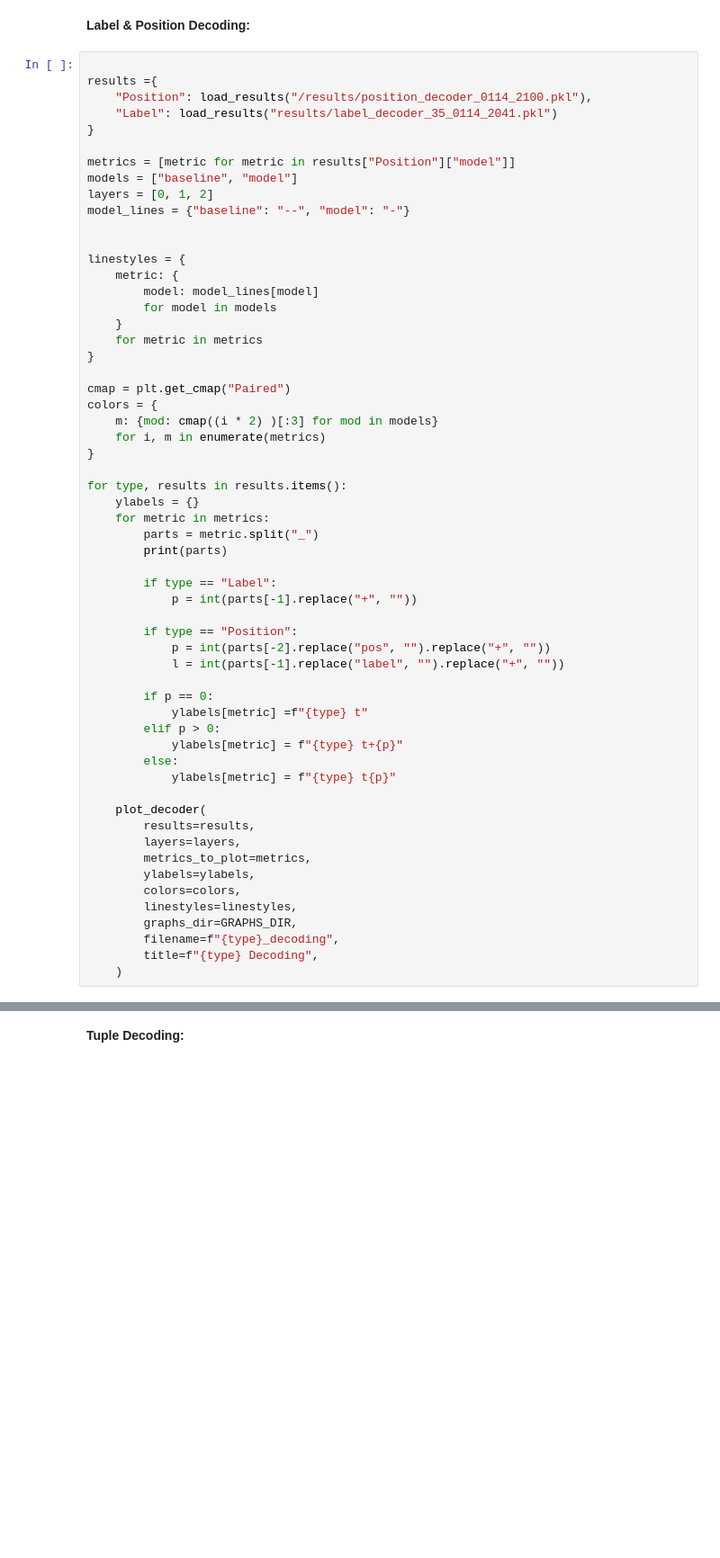
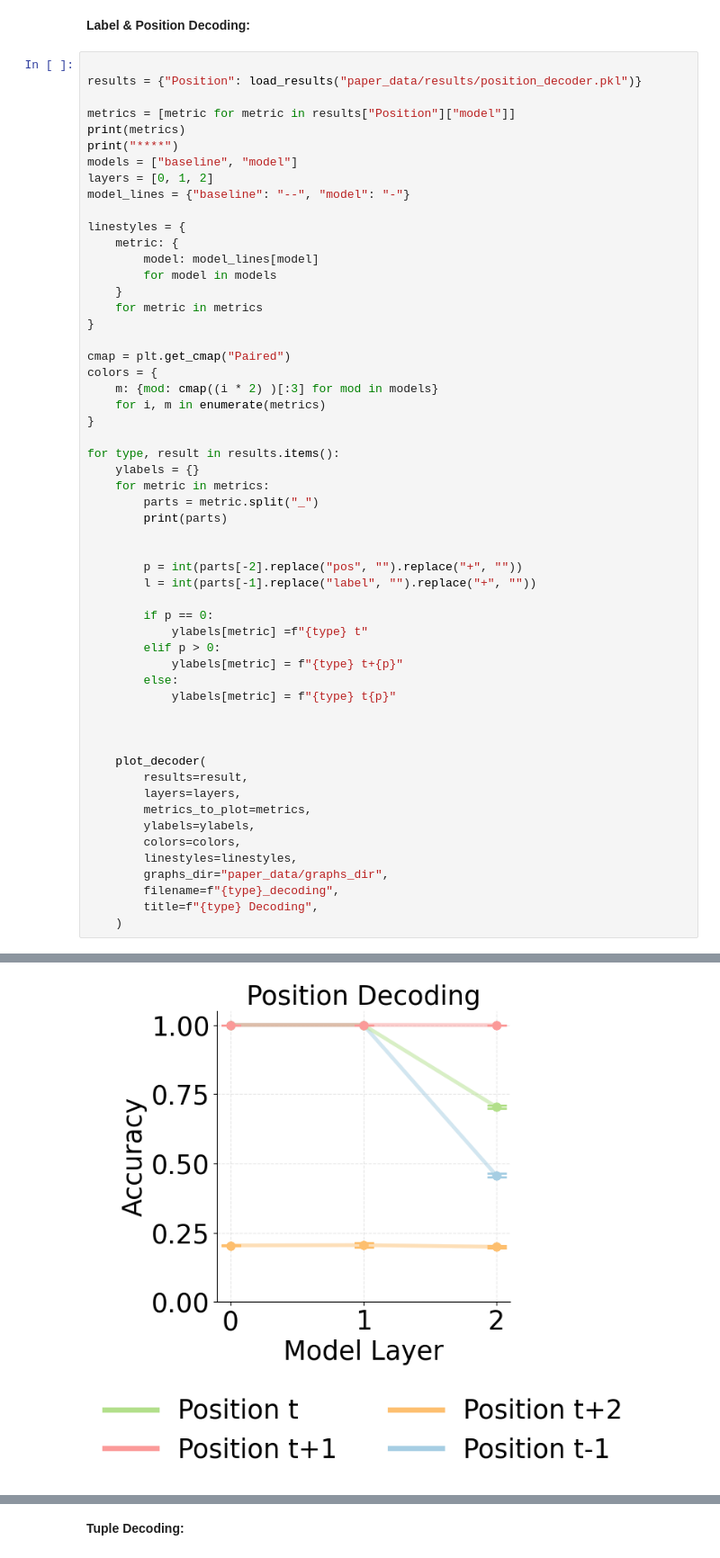
Before and after one commit to KietzmannLab/simple_gpn_interpretability, a Jupyter notebook: paper_plots.ipynb, the cells around one changed output, grey strips where cells are left out. Shown at 90% size. Drawn from its saved outputs; the diff is of its cells as text; blank space fills up the shorter version.

```diff
--- a/paper_plots.ipynb
+++ b/paper_plots.ipynb
@@ -53,16 +64,14 @@ plot_distribution(
 **Label & Position Decoding:**
 # %%
 
-results ={
-    "Position": load_results("/results/position_decoder_0114_2100.pkl"),
-    "Label": load_results("results/label_decoder_35_0114_2041.pkl")
-}
+results = {"Position": load_results("paper_data/results/position_decoder.pkl")}
 
 metrics = [metric for metric in results["Position"]["model"]]
+print(metrics)
+print("****")
 models = ["baseline", "model"]
 layers = [0, 1, 2]
 model_lines = {"baseline": "--", "model": "-"}
-
 
 linestyles = {
     metric: {
@@ -78,18 +87,15 @@ colors = {
     for i, m in enumerate(metrics)
 }
 
-for type, results in results.items():
+for type, result in results.items():
     ylabels = {}
     for metric in metrics:
         parts = metric.split("_")
         print(parts)
 
-        if type == "Label":
-            p = int(parts[-1].replace("+", ""))
 
-        if type == "Position":
-            p = int(parts[-2].replace("pos", "").replace("+", ""))
-            l = int(parts[-1].replace("label", "").replace("+", ""))
+        p = int(parts[-2].replace("pos", "").replace("+", ""))
+        l = int(parts[-1].replace("label", "").replace("+", ""))
 
         if p == 0:
             ylabels[metric] =f"{type} t"
@@ -98,14 +104,16 @@ for type, results in results.items():
         else:
             ylabels[metric] = f"{type} t{p}"
 
+
+
     plot_decoder(
-        results=results,
+        results=result,
         layers=layers,
         metrics_to_plot=metrics,
         ylabels=ylabels,
         colors=colors,
         linestyles=linestyles,
-        graphs_dir=GRAPHS_DIR,
+        graphs_dir="paper_data/graphs_dir",
         filename=f"{type}_decoding",
         title=f"{type} Decoding",
     )
@@ -113,0 +127 @@ NameError: name 'load_results' is not defined
+[figure, added]
```
Also changed, not shown: parts of 14 cells of this notebook, 23 other files.
